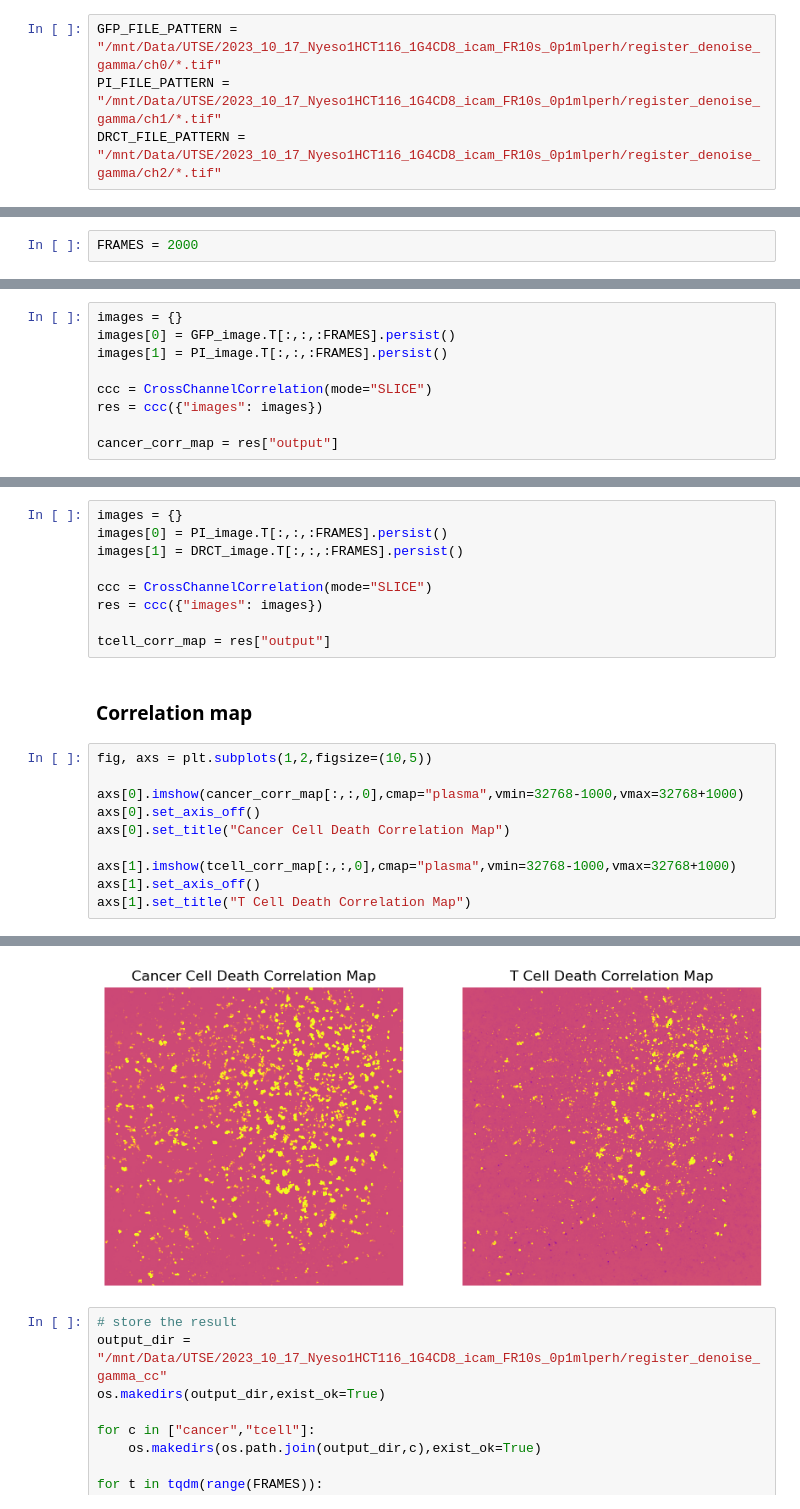
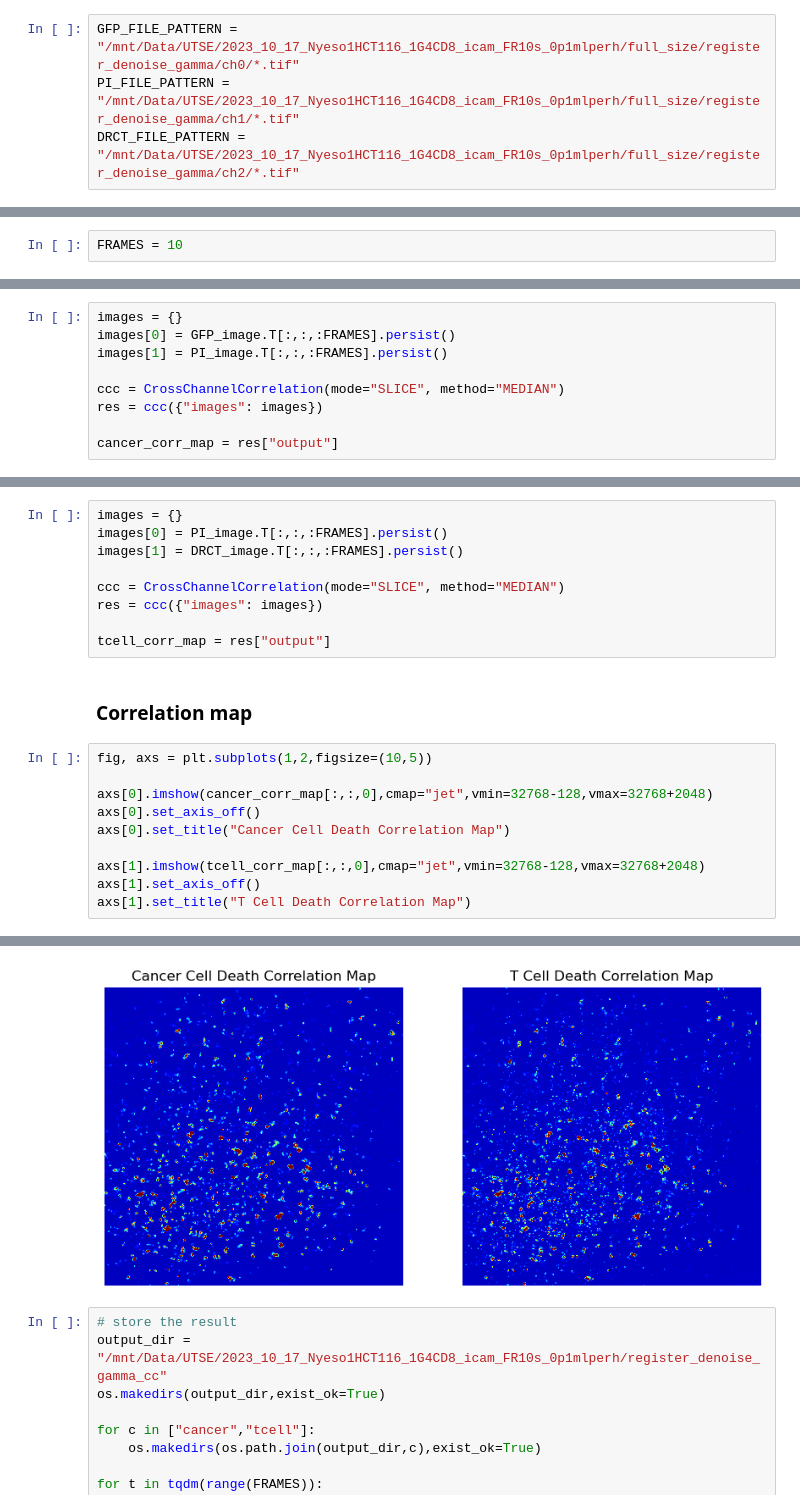
Before and after one commit to bpi-oxford/Cytotoxicity-Pipeline, a Jupyter notebook: notebooks/example_4.ipynb, the cells around one changed output, grey strips where cells are left out. Saved outputs shown, nothing was run; the diff lists cells and outputs as text.

Commit message:
updated char value median

```diff
--- a/notebooks/example_4.ipynb
+++ b/notebooks/example_4.ipynb
@@ -22,9 +22,9 @@ Immunofluorescence staining setup in our cytotoxicity dataset
 | Death Signal      | PI      |
 | T Cells | DRCT      |
 # %%
-GFP_FILE_PATTERN = "/mnt/Data/UTSE/2023_10_17_Nyeso1HCT116_1G4CD8_icam_FR10s_0p1mlperh/register_denoise_gamma/ch0/*.tif"
-PI_FILE_PATTERN = "/mnt/Data/UTSE/2023_10_17_Nyeso1HCT116_1G4CD8_icam_FR10s_0p1mlperh/register_denoise_gamma/ch1/*.tif"
-DRCT_FILE_PATTERN = "/mnt/Data/UTSE/2023_10_17_Nyeso1HCT116_1G4CD8_icam_FR10s_0p1mlperh/register_denoise_gamma/ch2/*.tif"
+GFP_FILE_PATTERN = "/mnt/Data/UTSE/2023_10_17_Nyeso1HCT116_1G4CD8_icam_FR10s_0p1mlperh/full_size/register_denoise_gamma/ch0/*.tif"
+PI_FILE_PATTERN = "/mnt/Data/UTSE/2023_10_17_Nyeso1HCT116_1G4CD8_icam_FR10s_0p1mlperh/full_size/register_denoise_gamma/ch1/*.tif"
+DRCT_FILE_PATTERN = "/mnt/Data/UTSE/2023_10_17_Nyeso1HCT116_1G4CD8_icam_FR10s_0p1mlperh/full_size/register_denoise_gamma/ch2/*.tif"
 # %% [markdown]
 For lazy loading of time splitted TIFF images, Dask Image reader is recommended
 # %%
@@ -57,7 +57,7 @@ Text(0.5, 1.0, 'DRCT')
 # %% [markdown]
 ## Cross Pixel Correlation
 # %%
-FRAMES = 2000
+FRAMES = 10
 # %% [markdown]
 ### Cancer cells
 GFP vs PI correlation
@@ -66,7 +66,7 @@ images = {}
 images[0] = GFP_image.T[:,:,:FRAMES].persist()
 images[1] = PI_image.T[:,:,:FRAMES].persist()
 
-ccc = CrossChannelCorrelation(mode="SLICE")
+ccc = CrossChannelCorrelation(mode="SLICE", method="MEDIAN")
 res = ccc({"images": images})
 
 cancer_corr_map = res["output"]
@@ -78,7 +78,7 @@ images = {}
 images[0] = PI_image.T[:,:,:FRAMES].persist()
 images[1] = DRCT_image.T[:,:,:FRAMES].persist()
 
-ccc = CrossChannelCorrelation(mode="SLICE")
+ccc = CrossChannelCorrelation(mode="SLICE", method="MEDIAN")
 res = ccc({"images": images})
 
 tcell_corr_map = res["output"]
@@ -87,16 +87,16 @@ tcell_corr_map = res["output"]
 # %%
 fig, axs = plt.subplots(1,2,figsize=(10,5))
 
-axs[0].imshow(cancer_corr_map[:,:,0],cmap="plasma",vmin=32768-1000,vmax=32768+1000)
+axs[0].imshow(cancer_corr_map[:,:,0],cmap="jet",vmin=32768-128,vmax=32768+2048)
 axs[0].set_axis_off()
 axs[0].set_title("Cancer Cell Death Correlation Map")
 
-axs[1].imshow(tcell_corr_map[:,:,0],cmap="plasma",vmin=32768-1000,vmax=32768+1000)
+axs[1].imshow(tcell_corr_map[:,:,0],cmap="jet",vmin=32768-128,vmax=32768+2048)
 axs[1].set_axis_off()
 axs[1].set_title("T Cell Death Correlation Map")
 # %% [output]
 Text(0.5, 1.0, 'T Cell Death Correlation Map')
-[figure, old version]
+[figure, new version]
 # %%
 # store the result
 output_dir =  "/mnt/Data/UTSE/2023_10_17_Nyeso1HCT116_1G4CD8_icam_FR10s_0p1mlperh/register_denoise_gamma_cc"
```
Also changed, not shown: parts of 1 cell of this notebook.
